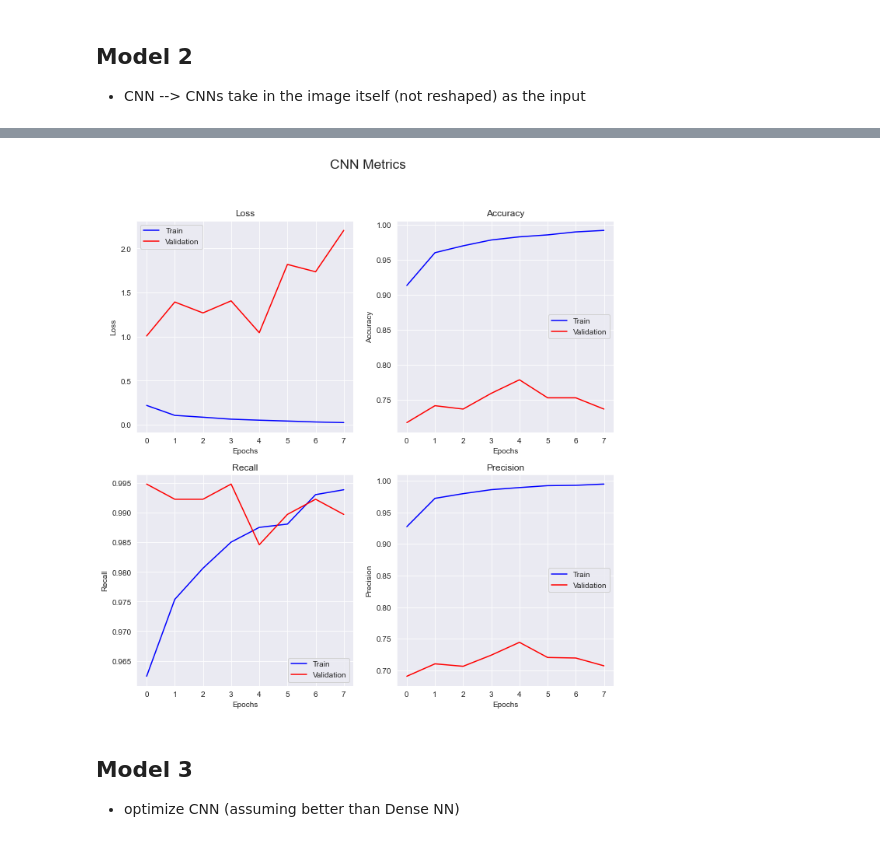
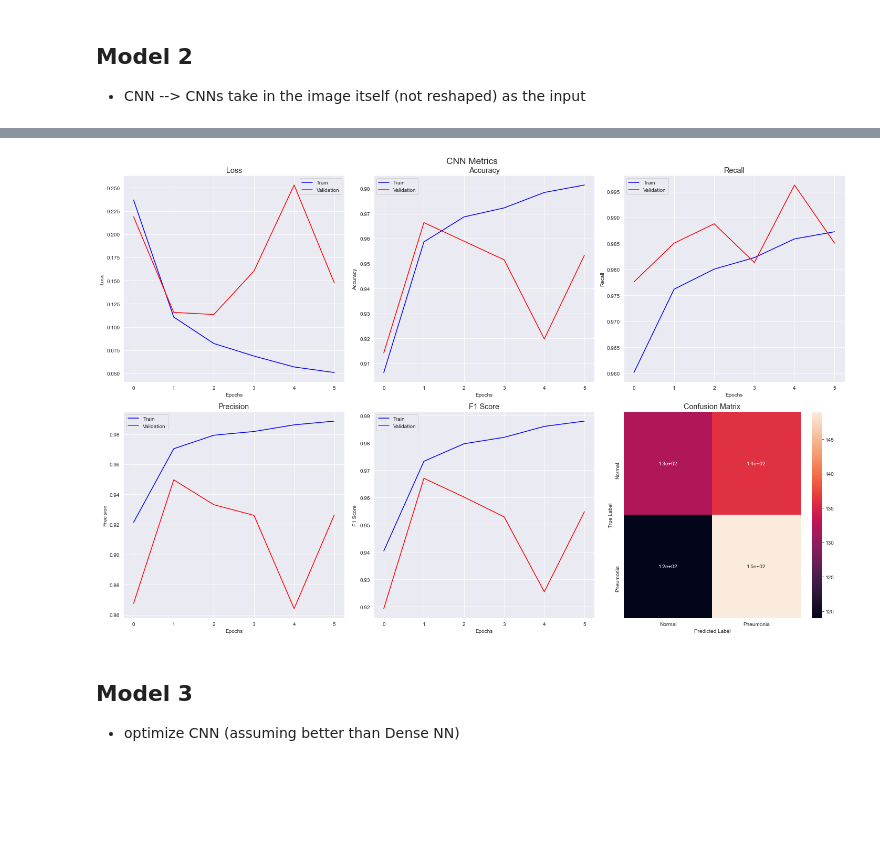
Before and after one commit to Bella3s/xray_image_classification, a Jupyter notebook: index.ipynb, the cells around one changed output, grey strips where cells are left out. Saved outputs shown, nothing was run; the diff lists cells and outputs as text; code cells hidden in the pictures; blank space fills up the shorter version.

```diff
--- a/index.ipynb
+++ b/index.ipynb
@@ -539,13 +631,13 @@ baselinemodel_75.add(layers.Dense(1, activation='sigmoid'))
 # %%
 # Compile model
 start_time = time.time()
-baselinemodel_75.compile(optimizer=optimizers.RMSprop(learning_rate=1e-8),
+baselinemodel_75.compile(optimizer=optimizers.RMSprop(learning_rate=1e-4),
                       loss='binary_crossentropy',
                       metrics=['accuracy', tf.keras.metrics.Recall(), tf.keras.metrics.Precision()])
 
 # Add an Early Stopping
 callback = keras.callbacks.EarlyStopping(monitor='val_accuracy',
-                             patience=3)
+                             patience=4)
 # Fit Model
 baseline_75_history = baselinemodel_75.fit(train_img_reshaped,
                                      train_labels_reshaped,
@@ -577,5 +663,16 @@ Execution Time: 24
 # %%
 # Visualize Results
-train_metrics, val_metrics = create_metric_lists(baseline_75_history)
-visualize_metrics(range(callback.stopped_epoch+1), train_metrics, val_metrics, 'Baseline Model-75% Data')
+train_metrics, val_metrics, cnfs_mtrx = create_metric_lists(baseline_75_history,
+                                                           baselinemodel_75,
+                                                           val_img_reshaped,
+                                                           val_labels_reshaped)
+
+all_model_metrics = record_all(all_model_metrics,
+                              val_metrics,
+                              'Baseline 75',
+                              execution_time,
+                              cnfs_mtrx,
+                              callback.stopped_epoch)
+
+visualize_metrics(range(callback.stopped_epoch+1), train_metrics, val_metrics, 'Baseline Model-75% Data', cnfs_mtrx)
 # %% [output]
@@ -631,13 +728,14 @@ start_time = time.time()
 
 # Add an Early Stopping
 callback = keras.callbacks.EarlyStopping(monitor='val_accuracy',
-                             patience=3)
+                             patience=4)
 
 # Train Model
 cnn_history = cnn.fit(train_generator,
                      epochs=40,
                      validation_data = val_generator,
                      callbacks=[callback])
+
 end_time = time.time()
 execution_time = end_time - start_time
 print('Execution Time: {}'.format(round(execution_time),2))
@@ -663,8 +756,22 @@ Execution Time: 1666
+# %%
+# Get rest of labeled validation data
+for i in range(51,67):
+    val_labels_reshaped = np.concatenate((val_labels_reshaped, val_labels[i].reshape(val_labels[i].shape[0], -1)))
 # %%
-train_metrics, val_metrics = create_metric_lists(cnn_history)
-visualize_metrics(range(callback.stopped_epoch+1), train_metrics, val_metrics, 'CNN')
+train_metrics, val_metrics, cnfs_mtrx = create_metric_lists(cnn_history,
+                                                            cnn,
+                                                            val_generator,
+                                                            val_labels_reshaped)
+all_model_metrics = record_all(all_model_metrics,
+                               val_metrics,
+                               'CNN',
+                               execution_time,
+                               cnfs_mtrx,
+                               callback.stopped_epoch)
+
+visualize_metrics(range(callback.stopped_epoch+1), train_metrics, val_metrics, 'CNN', cnfs_mtrx)
 # %% [output]
-[figure, old version]
+[figure, new version]
 # %%
 # Small Analysis of the model here
 # %% [markdown]
```
Also changed, not shown: parts of 34 cells of this notebook.
